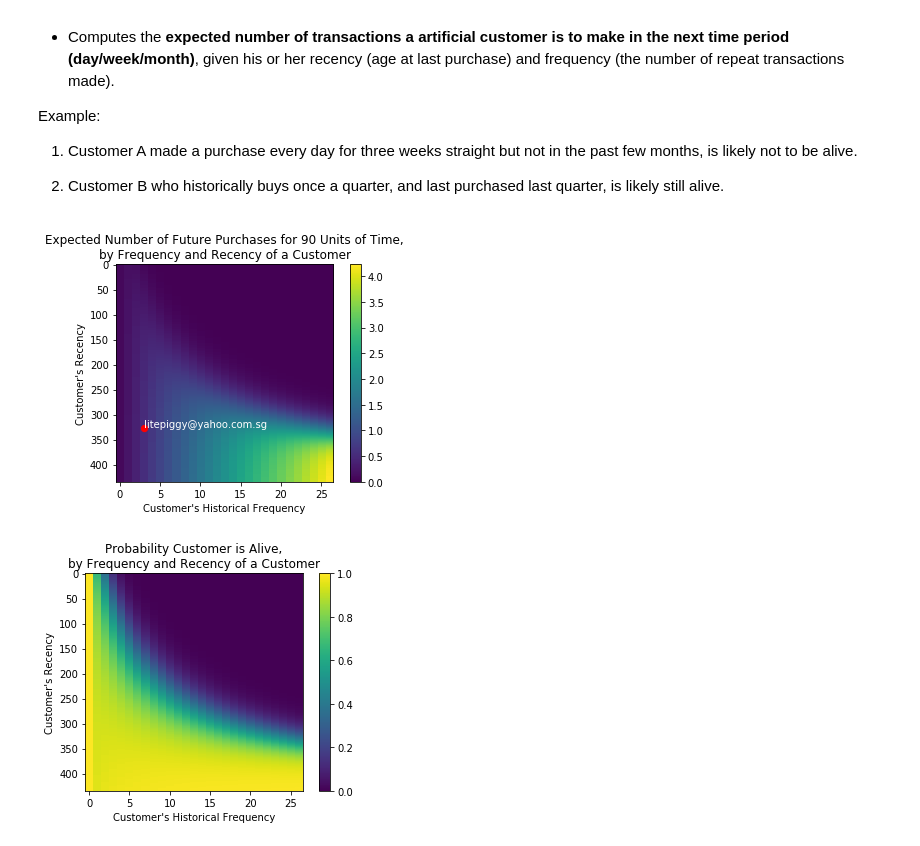
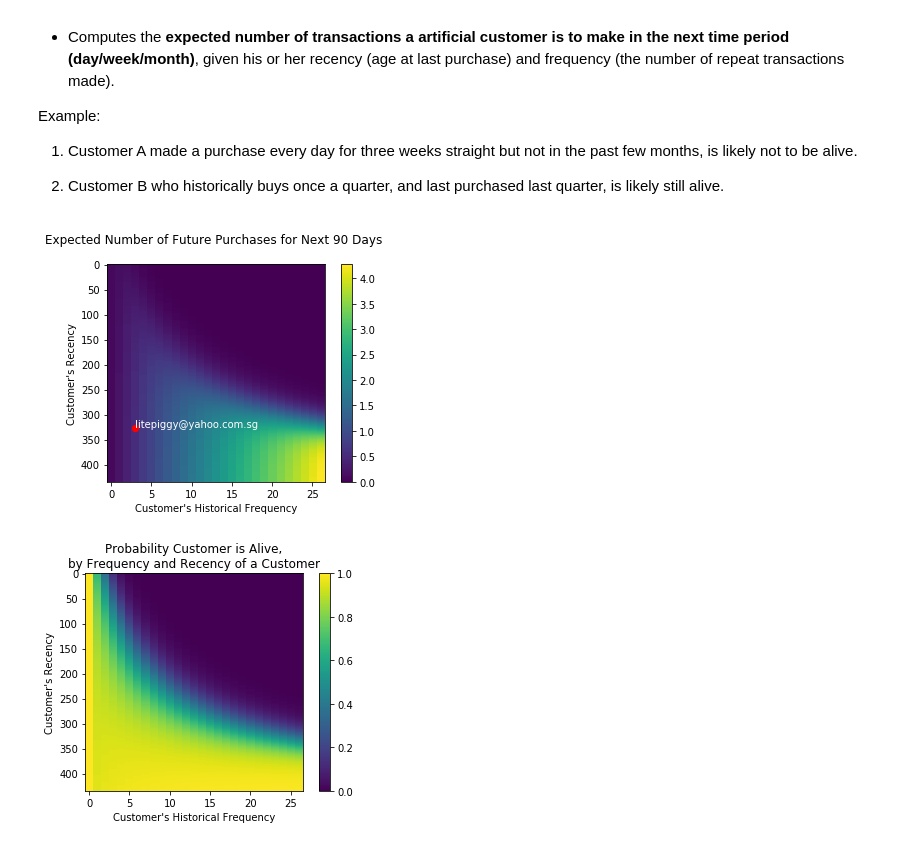
Before and after one commit to jeffl24/lifetime, a Jupyter notebook: CLTV_analysis.ipynb, the cells around one changed output. Saved outputs shown, nothing was run; the diff lists cells and outputs as text; code cells hidden in the pictures.

```diff
--- a/CLTV_analysis.ipynb
+++ b/CLTV_analysis.ipynb
@@ -134,20 +134,21 @@ Example:
 # %%
 # This Recency-Frequency plot maps a customer's expected purchases by the next year
 
 from lifetimes.plotting import plot_frequency_recency_matrix
 
 plot_frequency_recency_matrix(bgf, T=90)
 
-test_email = 'litepiggy@yahoo.com.sg'
+customer_email = 'litepiggy@yahoo.com.sg'
 
 plt.scatter(x=summary.loc[test_email]['frequency'], y=summary.loc[test_email]['recency'], c='r', s=40)
-plt.annotate(test_email,
+plt.annotate(customer_email,
              xy = (summary.loc[test_email]['frequency'], summary.loc[test_email]['recency']),
             color = 'white')
 # plt.savefig('CLTV.png')
+plt.title('Expected Number of Future Purchases for Next 90 Days \n')
 plt.show()
 # %% [output]
-[figure, old version]
+[figure, new version]
 # %%
 # This maps the probability that they're alive given his or her frequency/recency.
 
```
Also changed, not shown: parts of 9 cells of this notebook.
